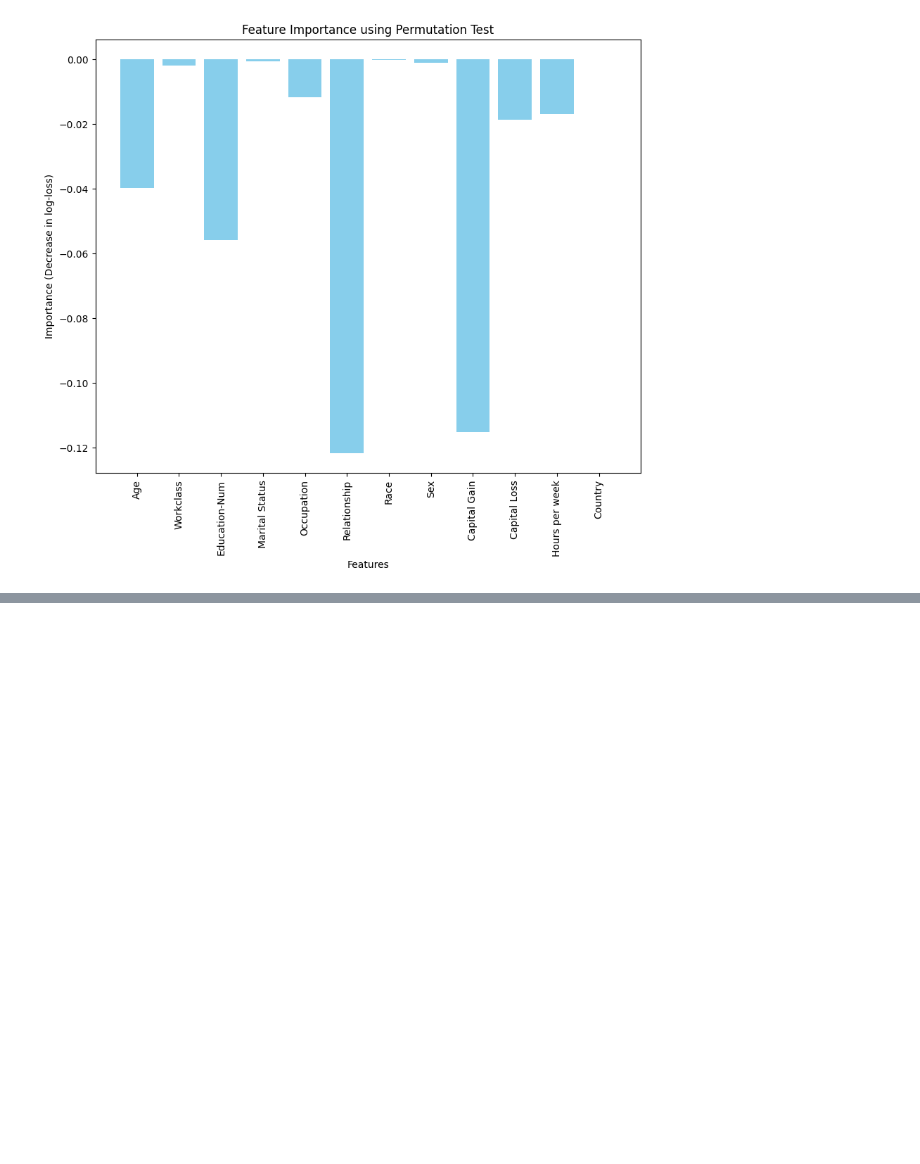
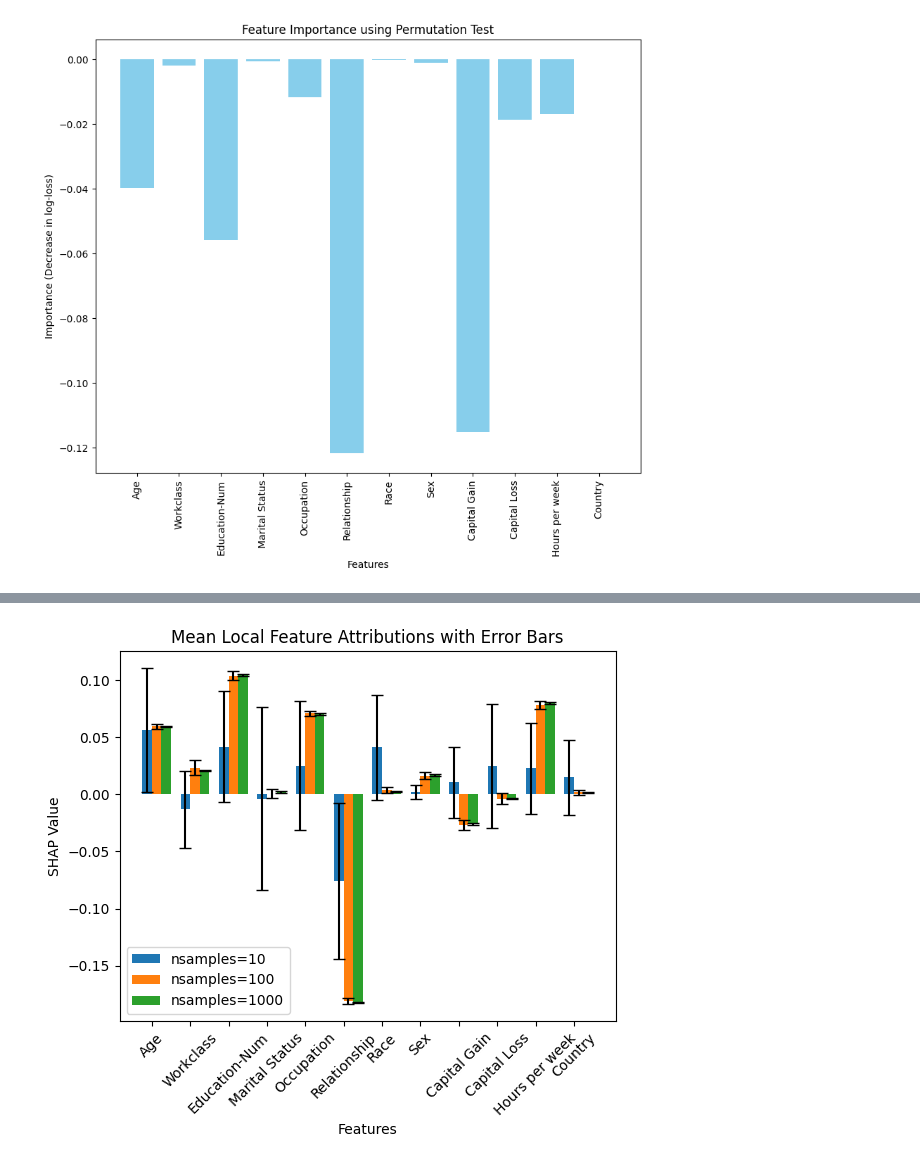
Before and after one commit to manya28/Explainable-AI, a Jupyter notebook: XAI 599 HW1.ipynb, the cells around one changed output, grey strips where cells are left out. Cells and saved outputs as stored; diff of their text form; code cells hidden in the pictures; blank space fills up the shorter version.

```diff
--- a/XAI 599 HW1.ipynb
+++ b/XAI 599 HW1.ipynb
@@ -284,0 +257,9 @@ plt.show()
+# %%
+att_dict = {}
+for n in [10,100,1000]:
+    att = []
+    for run in range(1,11):
+        print(f'For n={n}, run number: {run}')
+        att_val = explainer_kernel.shap_values(explicand_sample, nsamples = n)[:,1]
+        att.append(att_val)
+    att_dict[n] = att
@@ -284,0 +302,30 @@ plt.show()
+# %%
+feature_names = X_display.columns
+
+fig, ax = plt.subplots()
+width = 0.25  # width of the bars
+indices = np.arange(len(feature_names))  # feature indices
+
+# Calculating means and standard deviations
+means = {}
+stddevs = {}
+for n in [10, 100, 1000]:
+    stacked_att = np.stack(att_dict[n])
+    means[n] = np.mean(stacked_att, axis=0)
+    stddevs[n] = np.std(stacked_att, axis=0)
+
+# Plotting bars for each nsamples value
+for i, n in enumerate([10, 100, 1000]):
+    ax.bar(indices + i * width, means[n], width, yerr=stddevs[n], label=f'nsamples={n}', capsize=4)
+
+# Customize the plot
+ax.set_xlabel('Features')
+ax.set_ylabel('SHAP Value')
+ax.set_title('Mean Local Feature Attributions with Error Bars')
+ax.set_xticks(indices + width / 2)
+ax.set_xticklabels(feature_names, rotation=45)  # Set feature names with rotation for better visibility
+ax.legend()
+
+plt.show()
+# %% [output]
+[figure, added]
```
Also changed, not shown: parts of 18 cells of this notebook, 1 other file.
